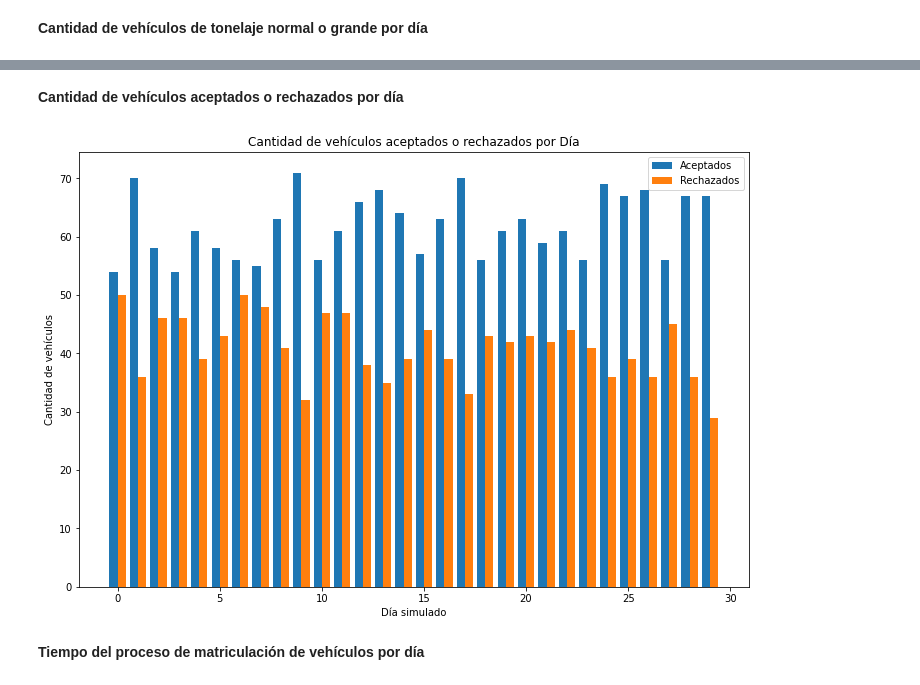
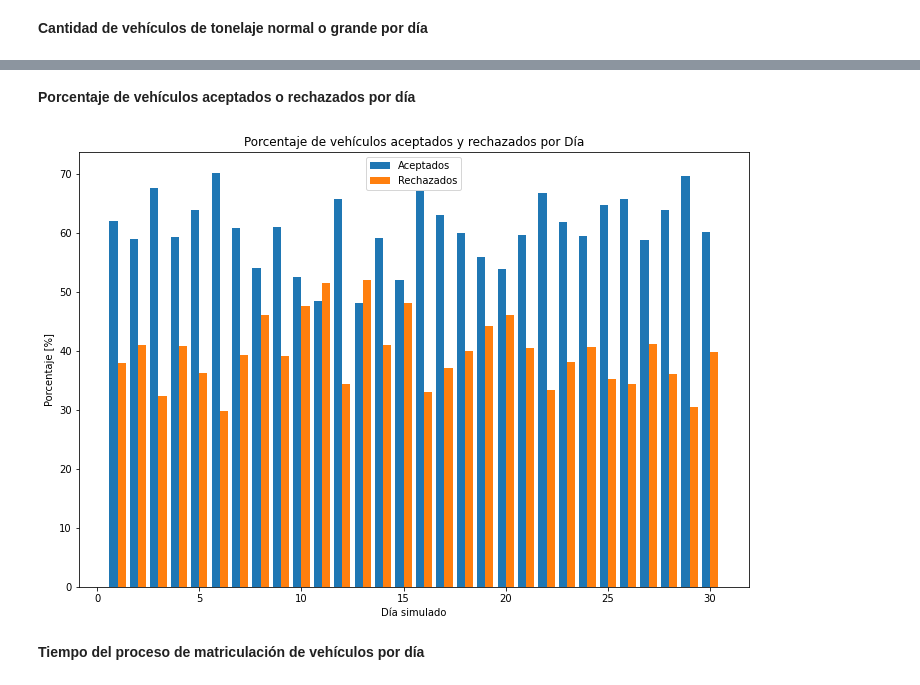
Before and after one commit to eddzhizhpon/p60-simulacion, a Jupyter notebook: prueba4-simulacion-eventos-discretos/prueba4-simulacion-eventos-discretos-v2.ipynb, the cells around one changed output, grey strips where cells are left out. Saved outputs shown, nothing was run; the diff lists cells and outputs as text; code cells hidden in the pictures.

```diff
--- a/prueba4-simulacion-eventos-discretos/prueba4-simulacion-eventos-discretos-v2.ipynb
+++ b/prueba4-simulacion-eventos-discretos/prueba4-simulacion-eventos-discretos-v2.ipynb
@@ -261,20 +257,25 @@ plt.show()
 # %% [markdown]
-**Cantidad de vehículos aceptados o rechazados por día**
+**Porcentaje de vehículos aceptados o rechazados por día**
 # %%
 y_approved = get_values_by_key('approved', vehicles_approved_by_day)
 y_rejected = get_values_by_key('rejected', vehicles_approved_by_day)
+for i in range(len(y_approved)):
+    total = y_approved[i] + y_rejected[i]
+    y_approved[i] = (y_approved[i] * 100) / total
+    y_rejected[i] = (y_rejected[i] * 100) / total
+
 x = np.array(list(vehicles_approved_by_day.keys()))
 
 fig, ax = plt.subplots(figsize=(12, 8))
 ax.bar(x - 0.2, y_approved, 0.4)
 ax.bar(x + 0.2, y_rejected, 0.4)
 ax.set_xlabel('Día simulado')
-ax.set_ylabel('Cantidad de vehículos')
-ax.set_title('Cantidad de vehículos aceptados o rechazados por Día')
+ax.set_ylabel('Porcentaje [%]')
+ax.set_title('Porcentaje de vehículos aceptados y rechazados por Día')
 plt.legend(['Aceptados', 'Rechazados'])
 plt.show()
 # %% [output]
-[figure, old version]
+[figure, new version]
 # %% [markdown]
 **Tiempo del proceso de matriculación de vehículos por día**
 # %%
```
Also changed, not shown: parts of 4 cells of this notebook.
